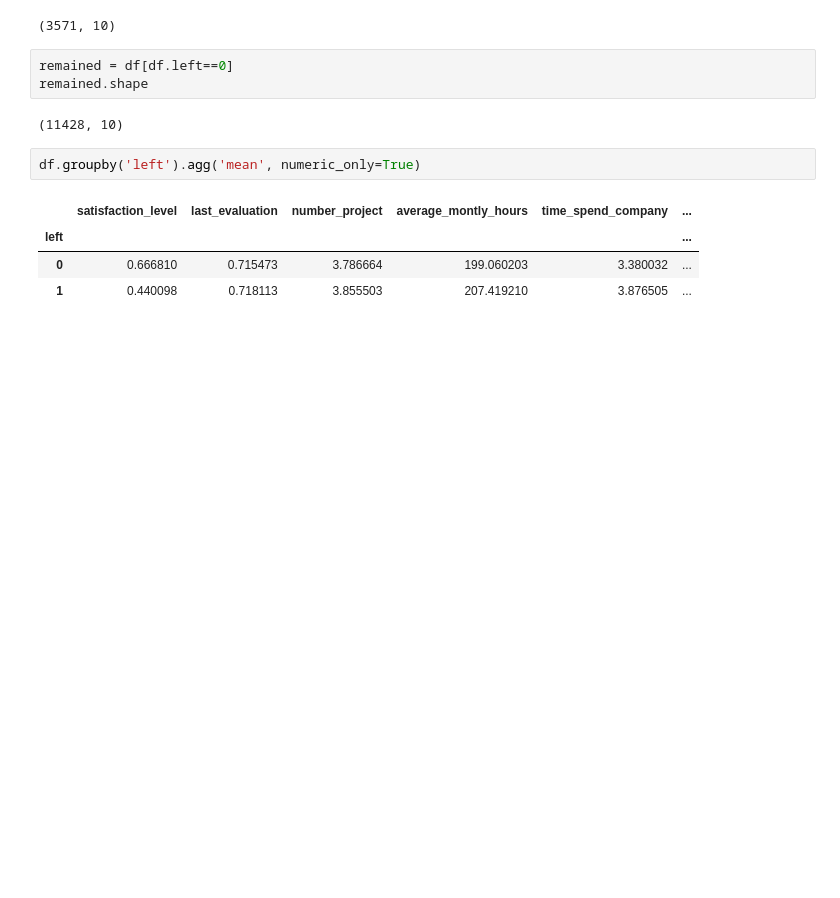
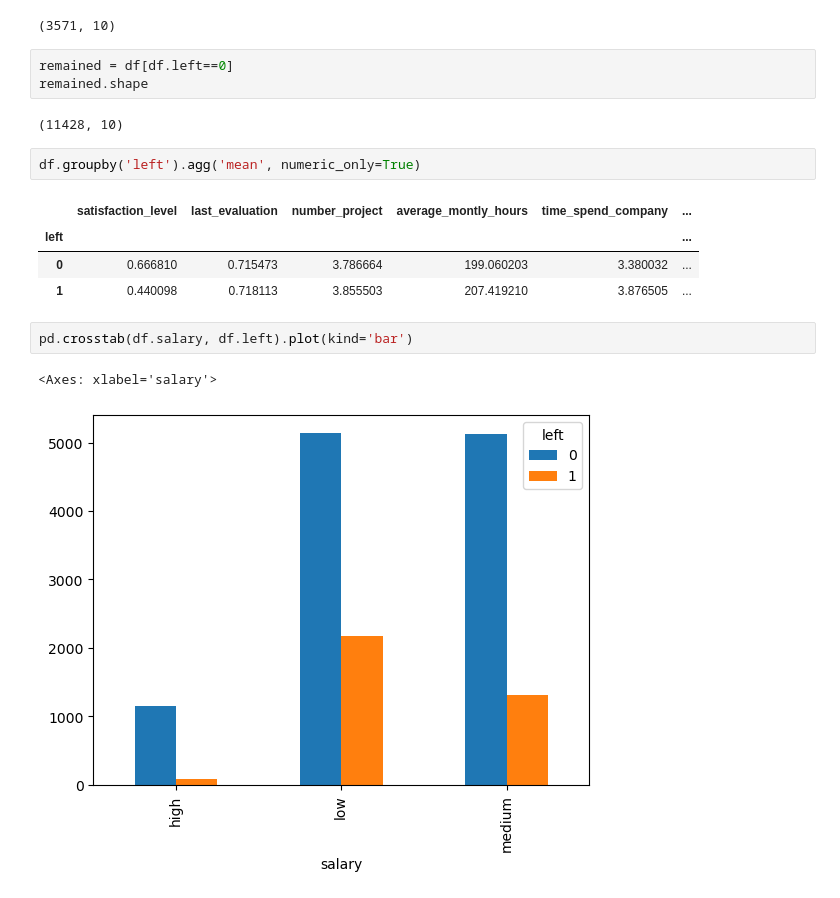
Before and after one commit to parisa-khaleghi/ML-DL-Engineering-sample-codes, a Jupyter notebook: ML_with_python/7_logistic_regression_binary/exercise.ipynb, the cells around one changed output. Drawn from its saved outputs; the diff is of its cells as text; blank space fills up the shorter version.

Commit message:
update: use bar chart to show relation between salary and department with employee intention

```diff
--- a/ML_with_python/7_logistic_regression_binary/exercise.ipynb
+++ b/ML_with_python/7_logistic_regression_binary/exercise.ipynb
@@ -46,3 +46,8 @@ df.groupby('left').agg('mean', numeric_only=True)
 | left |  |  |  |  |  | ... |
 | 0 | 0.666810 | 0.715473 | 3.786664 | 199.060203 | 3.380032 | ... |
 | 1 | 0.440098 | 0.718113 | 3.855503 | 207.419210 | 3.876505 | ... |
+# %%
+pd.crosstab(df.salary, df.left).plot(kind='bar')
+# %% [output]
+<Axes: xlabel='salary'>
+[figure, added]
```
Also changed, not shown: parts of 2 cells of this notebook.
